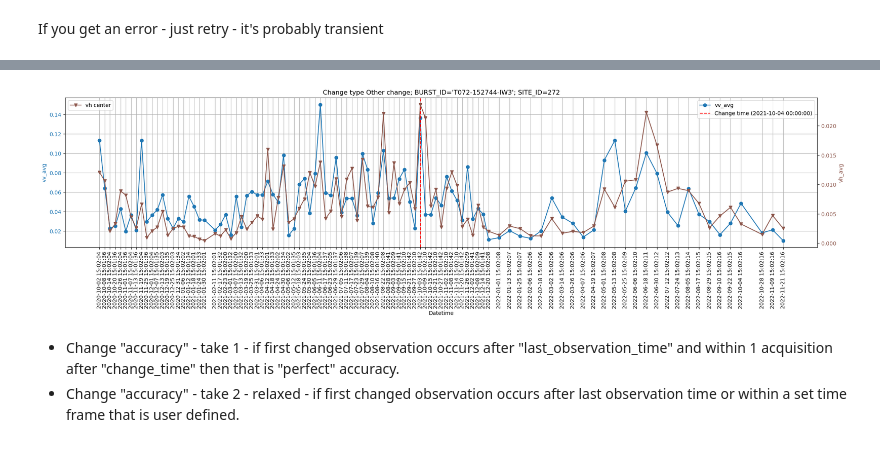
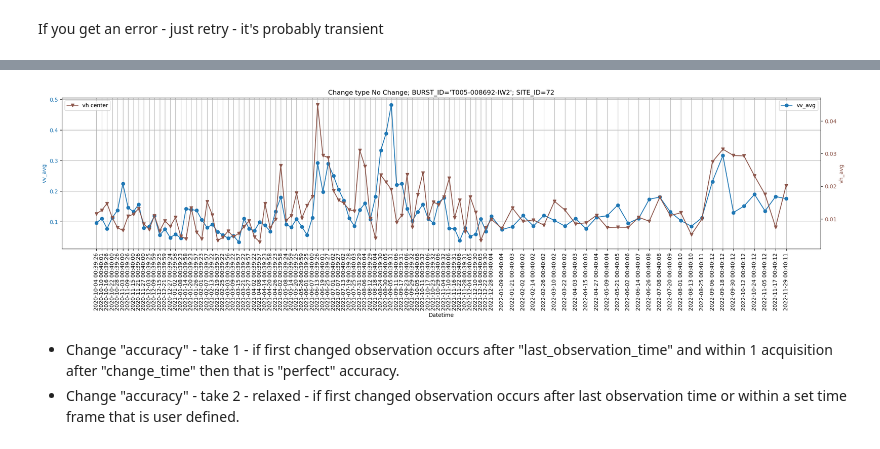
Before and after one commit to OPERA-Cal-Val/dist-s1-validation-harness, a Jupyter notebook: ts-explore-by-site-stream.ipynb, the cells around one changed output, grey strips where cells are left out. Drawn from its saved outputs; the diff is of its cells as text; code cells hidden in the pictures.

```diff
--- a/ts-explore-by-site-stream.ipynb
+++ b/ts-explore-by-site-stream.ipynb
@@ -22,10 +22,10 @@ import backoff
 # %% [markdown]
 # Parameters
 # %%
-SITE_ID = 272#95
+SITE_ID = 150 #95
 IDX_BURST = 0 # should be 0 or 1 though 1 will not always work if there is only 1 burst for a site.
 LOOKBACK_LENGTH_DAYS = 365
-LOOKBACK_WINDOW = 6
+LOOKBACK_WINDOW = 5
 # %% [markdown]
 # Explore Sites - Interactive - Optional
 # %%
@@ -114,6 +111,7 @@ def read_window_from_raster(url: str, utm_x: float, utm_y: float, window_size=3)
         values = src.read(1, window=window)
     return values
 
+@backoff.on_exception(backoff.expo, (RuntimeError,), max_tries=10, max_time=60, jitter=backoff.full_jitter)
 def get_burst_time_series_around_point(urls: list[str], lon_site, lat_site, window_size=3) -> list[np.ndarray]:
     utm_x, utm_y = get_utm_coords(urls[0], lon_site, lat_site)
 
@@ -124,7 +122,9 @@ def get_burst_time_series_around_point(urls: list[str], lon_site, lat_site, wind
 
     with WorkerPool(n_jobs=10, use_dill=True) as pool:
         vals_l = pool.map(
-            read_window_from_raster_p, urls, progress_bar=True, progress_bar_style='notebook', concatenate_numpy_output=False
+            read_window_from_raster_p, urls,
+            #progress_bar=True, progress_bar_style='notebook',
+            concatenate_numpy_output=False
         )
     return vals_l
 # %%
@@ -160,35 +160,36 @@ ax1.tick_params(axis='y', labelcolor='tab:blue')
 ax2 = ax1.twinx()
 ax2.plot(df_rtc_ts['acq_datetime'], vh_c, marker='v', color='tab:brown', label='vh center')
 ax2.set_ylabel('vh_avg', color='tab:brown')
 ax2.tick_params(axis='y', labelcolor='tab:brown')
 if POL_RATIO_PLOT:
     ax3 = ax1.twinx()
     ax3.spines['right'].set_position(('outward', 60))
     ax3.plot(df_rtc_ts_wind['datetime'], df_rtc_ts_wind['vv/vh_avg'], marker='P', color='tab:purple', label='vv/vh_avg')
     ax3.set_ylabel('vv/vh_avg', color='tab:purple')
     ax3.tick_params(axis='y', labelcolor='tab:purple')
 
 change_type = df_site.change_type.iloc[0]
 plt.title(f'Change type {change_type}; {BURST_ID=}; {SITE_ID=}')
 with warnings.catch_warnings():
     warnings.simplefilter("ignore", category=UserWarning)
     ax1.set_xticks(df_rtc_ts['acq_datetime'].tolist())
     ax1.set_xticklabels(df_rtc_ts['acq_datetime'].tolist(), rotation=90)
 
 ax1.grid(True)
 
 last_observed_time = df_site['last_observation_time'][0]
 
 if not isinstance(last_observed_time, type(pd.NaT)):
     ax1.axvline(x=last_observed_time, color='b', linestyle='--', label=f'Last observation time ({last_observed_time})')
 ax2.legend(loc='upper left')
 
 change_time = df_site['change_time'][0]
-ax1.axvline(x=change_time, color='r', linestyle='--', label=f'Change time ({change_time})')
+if not isinstance(change_time, type(pd.NaT)):
+    ax1.axvline(x=change_time, color='r', linestyle='--', label=f'Change time ({change_time})')
 ax1.legend()
 plt.show()
 # %% [output]
-[figure, old version]
+[figure, new version]
 # %% [markdown]
 - Change "accuracy" - take 1 - if first changed observation occurs after "last_observation_time" and within 1 acquisition after "change_time" then that is "perfect" accuracy.
 - Change "accuracy" - take 2 - relaxed - if first changed observation occurs after last observation time or within a set time frame that is user defined.
```
Also changed, not shown: parts of 12 cells of this notebook, 4 other files.
